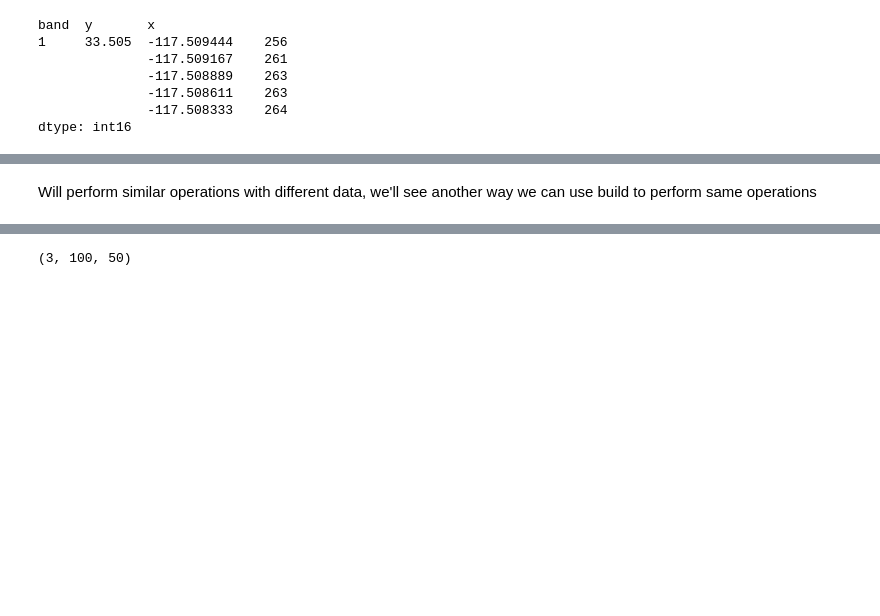
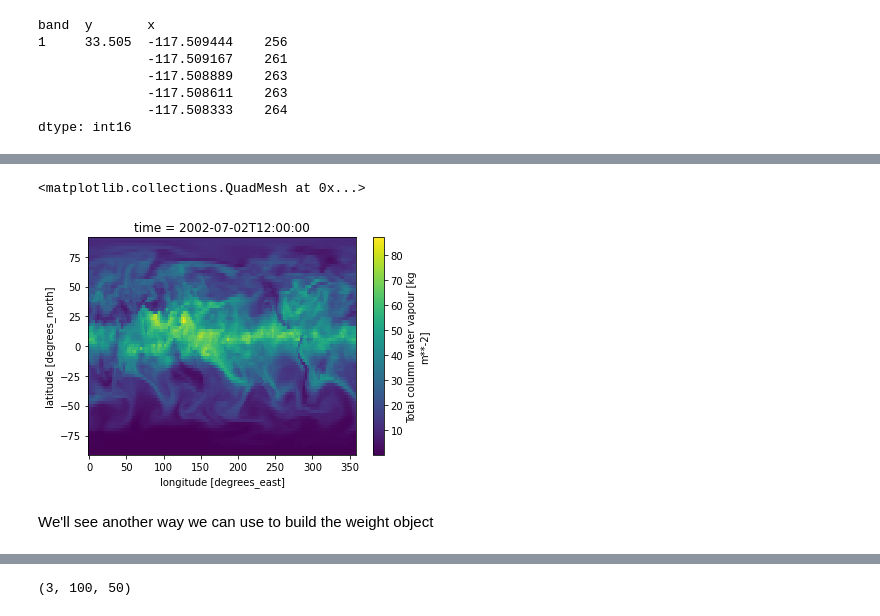
Before and after one commit to pysal/libpysal, a Jupyter notebook: notebooks/Raster Interface.ipynb, the cells around one changed output, grey strips where cells are left out. Drawn from its saved outputs; the diff is of its cells as text; code cells hidden in the pictures; blank space fills up the shorter version.

```diff
--- a/notebooks/Raster Interface.ipynb
+++ b/notebooks/Raster Interface.ipynb
@@ -136,0 +141,4 @@ moran_da1.where(moran_da1.data>0).plot()
+# %%
+# Lets load a netCDF Surface dataset
+da_nc = xr.open_dataset('ECMWF_ERA-40_subset.nc')
+print(da_nc)
@@ -137,2 +163,9 @@ moran_da1.where(moran_da1.data>0).plot()
+# %%
+# We'll use water vapour data for further calculation, this will give us our desired DataArray
+da2 = da_nc["tcwv"]
+da2[2].plot()
+# %% [output]
+<matplotlib.collections.QuadMesh at 0x...>
+[figure, added]
 # %% [markdown]
-Will perform similar operations with different data, we'll see another way we can use build to perform same operations
+We'll see another way we can use to build the weight object
```
Also changed, not shown: parts of 20 cells of this notebook, 7 other files.
